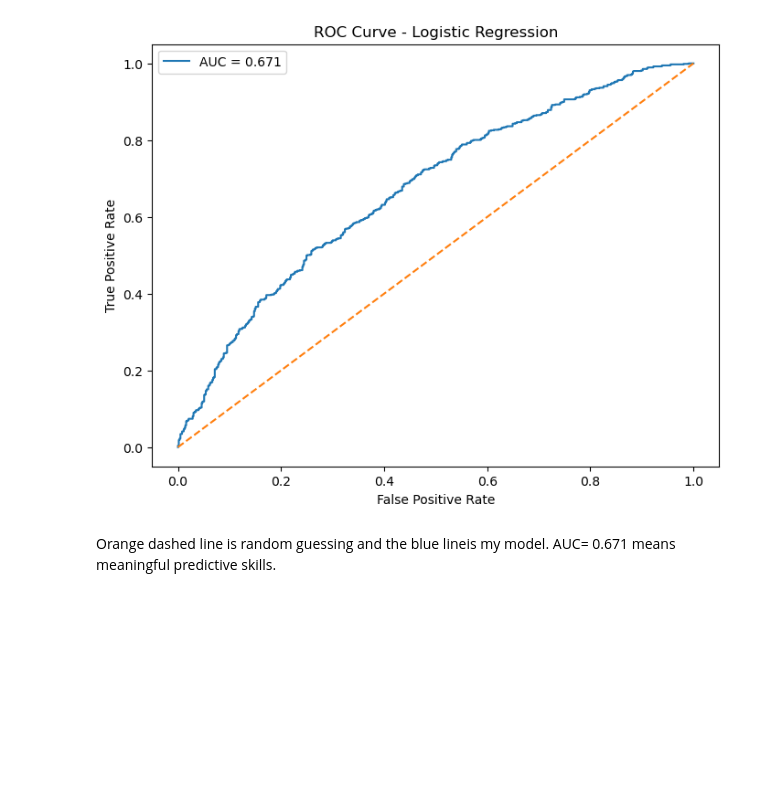
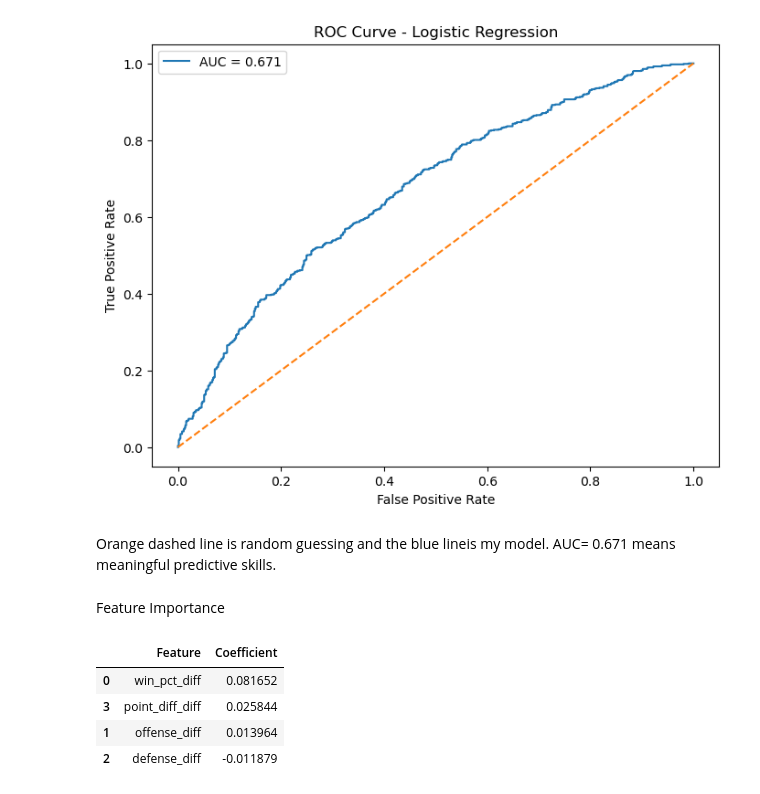
Before and after one commit to AayushPandey-hub/nba-win-prediction, a Jupyter notebook: modeling.ipynb, the cells around one changed output. Saved outputs shown, nothing was run; the diff lists cells and outputs as text; code cells hidden in the pictures; blank space fills up the shorter version.

```diff
--- a/modeling.ipynb
+++ b/modeling.ipynb
@@ -138,3 +138,23 @@ plt.show()
 [figure]
 # %% [markdown]
 Orange dashed line is random guessing and the blue lineis my model. AUC= 0.671 means meaningful predictive skills.
+# %% [markdown]
+Feature Importance
+# %%
+coef_df = pd.DataFrame({
+    "Feature": feature_cols,
+    "Coefficient": log_model.coef_[0]
+})
+
+coef_df = coef_df.sort_values(
+    "Coefficient",
+    ascending=False
+)
+
+coef_df
+# %% [output]
+|  | Feature | Coefficient |
+| 0 | win_pct_diff | 0.081652 |
+| 3 | point_diff_diff | 0.025844 |
+| 1 | offense_diff | 0.013964 |
+| 2 | defense_diff | -0.011879 |
```
Also changed, not shown: parts of 8 cells of this notebook.
